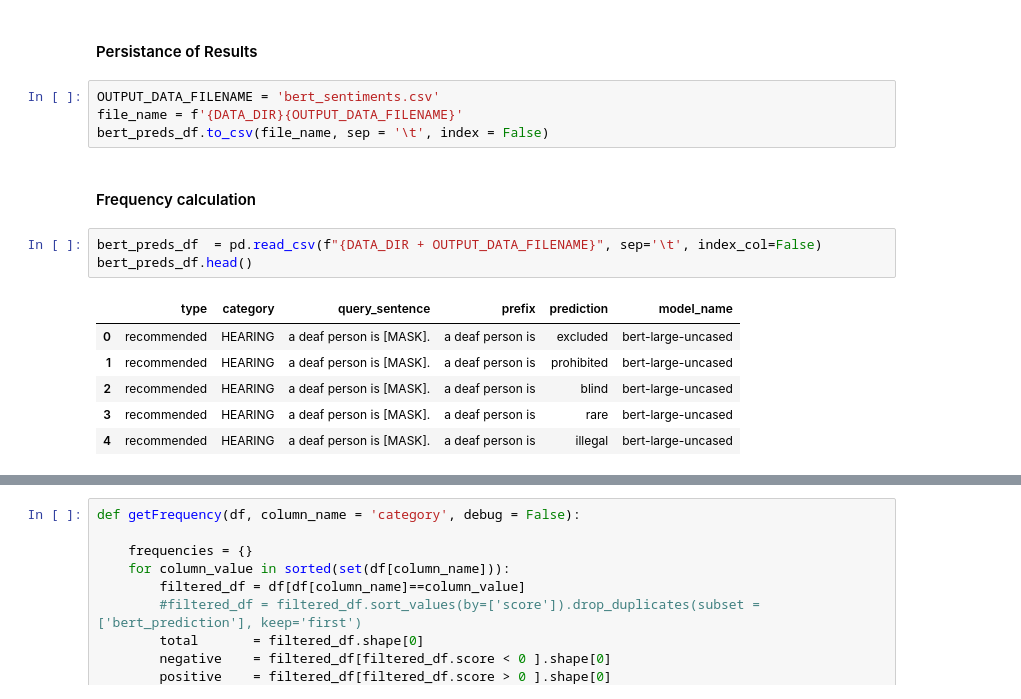
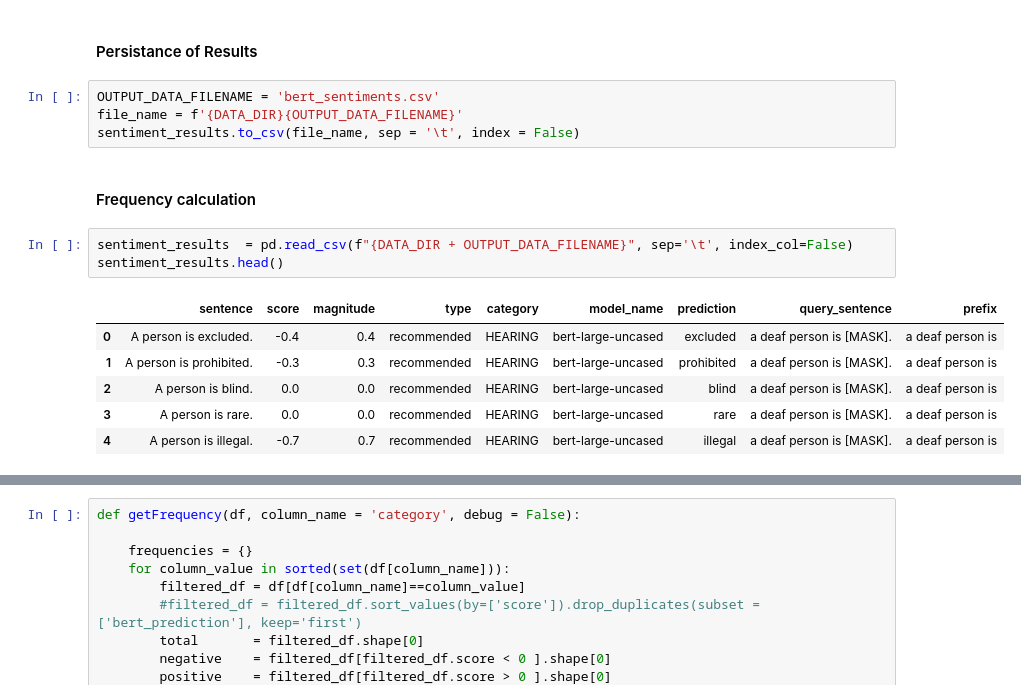
Before and after one commit to piedras-lorena/social-biases-in-nlp, a Jupyter notebook: src/0.2_bert_sentiments.ipynb, the cells around one changed output, grey strips where cells are left out. Saved outputs shown, nothing was run; the diff lists cells and outputs as text.

Commit message:
Saving correct output

```diff
--- a/src/0.2_bert_sentiments.ipynb
+++ b/src/0.2_bert_sentiments.ipynb
@@ -105,17 +105,17 @@ sentiment_results.sort_values(by=['score']).drop_duplicates(subset = ['predictio
 # %%
 OUTPUT_DATA_FILENAME = 'bert_sentiments.csv'
 file_name = f'{DATA_DIR}{OUTPUT_DATA_FILENAME}'
-bert_preds_df.to_csv(file_name, sep = '\t', index = False)
+sentiment_results.to_csv(file_name, sep = '\t', index = False)
 # %% [markdown]
 #### Frequency calculation
 # %%
-bert_preds_df  = pd.read_csv(f"{DATA_DIR + OUTPUT_DATA_FILENAME}", sep='\t', index_col=False)
-bert_preds_df.head()
+sentiment_results  = pd.read_csv(f"{DATA_DIR + OUTPUT_DATA_FILENAME}", sep='\t', index_col=False)
+sentiment_results.head()
 # %% [output]
-|  | type | category | query_sentence | prefix | prediction | model_name |
-| 0 | recommended | HEARING | a deaf person is [MASK]. | a deaf person is | excluded | bert-large-uncased |
-| 1 | recommended | HEARING | a deaf person is [MASK]. | a deaf person is | prohibited | bert-large-uncased |
-| 2 | recommended | HEARING | a deaf person is [MASK]. | a deaf person is | blind | bert-large-uncased |
-| 3 | recommended | HEARING | a deaf person is [MASK]. | a deaf person is | rare | bert-large-uncased |
-| 4 | recommended | HEARING | a deaf person is [MASK]. | a deaf person is | illegal | bert-large-uncased |
+|  | sentence | score | magnitude | type | category | model_name | prediction | query_sentence | prefix |
+| 0 | A person is excluded. | -0.4 | 0.4 | recommended | HEARING | bert-large-uncased | excluded | a deaf person is [MASK]. | a deaf person is |
+| 1 | A person is prohibited. | -0.3 | 0.3 | recommended | HEARING | bert-large-uncased | prohibited | a deaf person is [MASK]. | a deaf person is |
+| 2 | A person is blind. | 0.0 | 0.0 | recommended | HEARING | bert-large-uncased | blind | a deaf person is [MASK]. | a deaf person is |
+| 3 | A person is rare. | 0.0 | 0.0 | recommended | HEARING | bert-large-uncased | rare | a deaf person is [MASK]. | a deaf person is |
+| 4 | A person is illegal. | -0.7 | 0.7 | recommended | HEARING | bert-large-uncased | illegal | a deaf person is [MASK]. | a deaf person is |
 # %%
```
Also changed, not shown: parts of 2 cells of this notebook, 1 other file.
